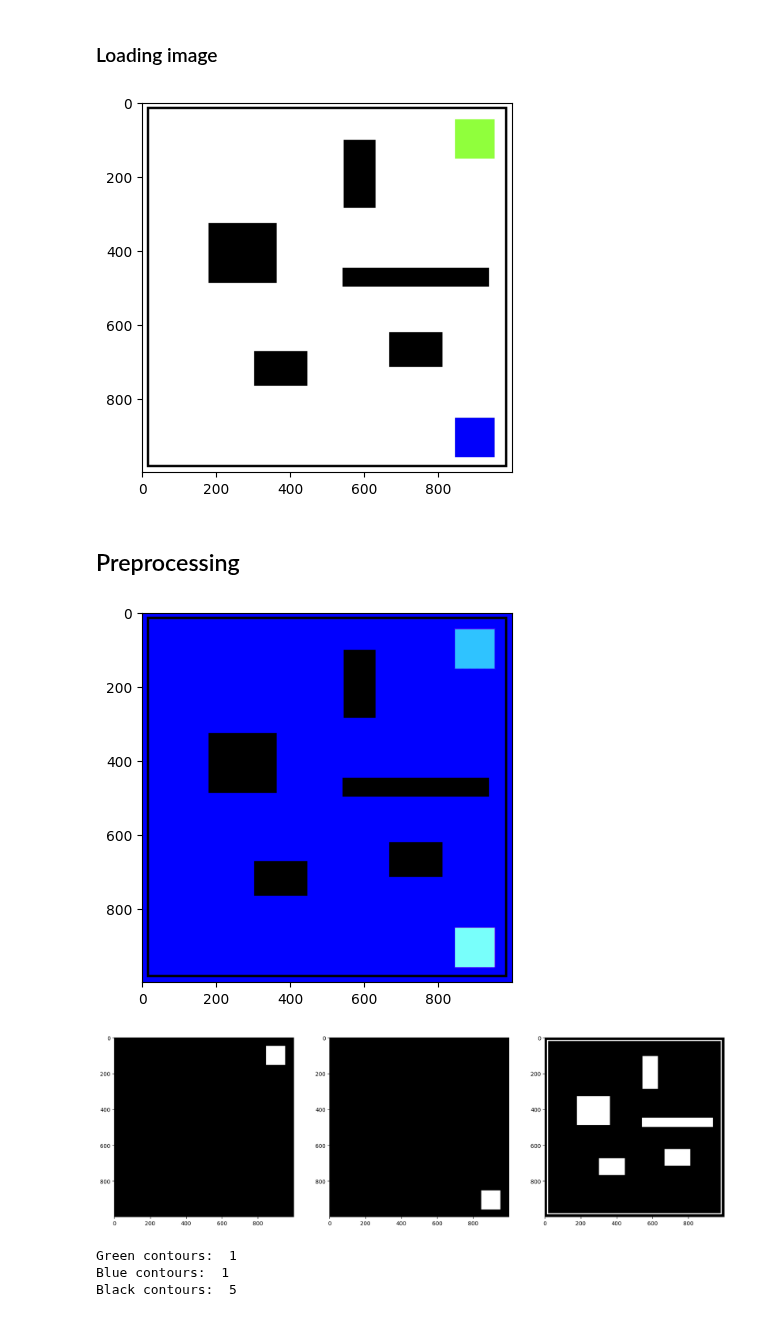
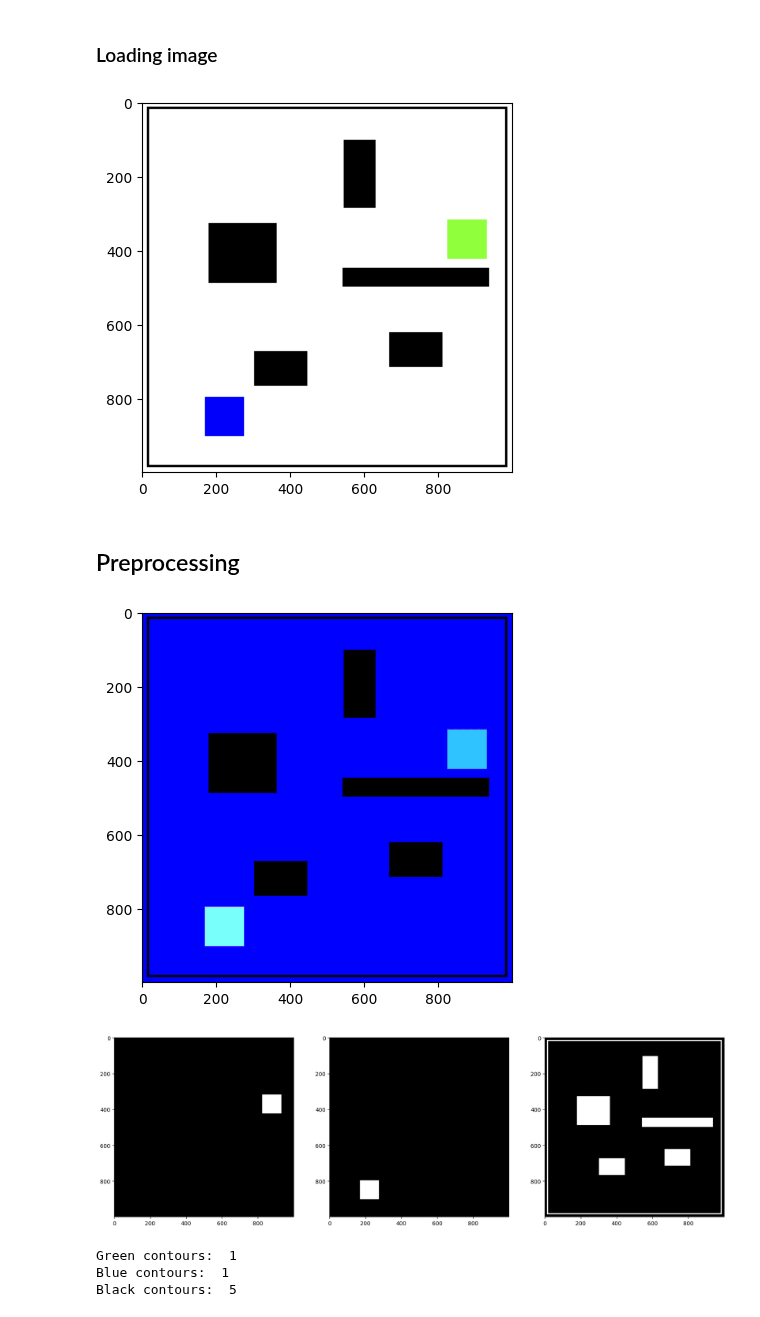
Before and after one commit to Armonis5/ThymioMob, a Jupyter notebook: vision.ipynb, the cells around one changed output. Cells and saved outputs as stored; diff of their text form; code cells hidden in the pictures.

```diff
--- a/vision.ipynb
+++ b/vision.ipynb
@@ -18,23 +16,20 @@ import threading
 # %% [markdown]
 ### Loading image
 # %%
-# Clear all the previous variables
-# %reset -f
-
 # Load the image
-image = cv2.imread('map_mobilerobotics.jpeg')
+image = cv2.imread('map_mobile_robotics2.jpeg')
 
 #Resize this image to 1mx1m
 image = cv2.resize(image, (1000, 1000))
 
 # Convert the image from BGR to RGB
 image = cv2.cvtColor(image, cv2.COLOR_BGR2RGB)
 
 # Display the image
 plt.imshow(image)
 plt.show()
 # %% [output]
-[figure, old version]
+[figure, new version]
 # %% [markdown]
 ## Preprocessing
 # %%
@@ -45,7 +40,7 @@ hsv = cv2.cvtColor(image, cv2.COLOR_RGB2HSV)
 plt.imshow(hsv)
 plt.show()
 # %% [output]
-[figure, old version]
+[figure, new version]
 # %%
 # Define color ranges for green squares
 green_lower = np.array([35, 100, 100])
@@ -72,7 +67,7 @@ plt.subplot(133)
 plt.imshow(black_mask, cmap="gray")
 plt.show()
 # %% [output]
-[figure, old version]
+[figure, new version]
 # %%
 # Find contours for each colour
 green_contours, _ = cv2.findContours(green_mask, cv2.RETR_TREE, cv2.CHAIN_APPROX_SIMPLE)
```
Also changed, not shown: parts of 19 cells of this notebook, 5 other files.
